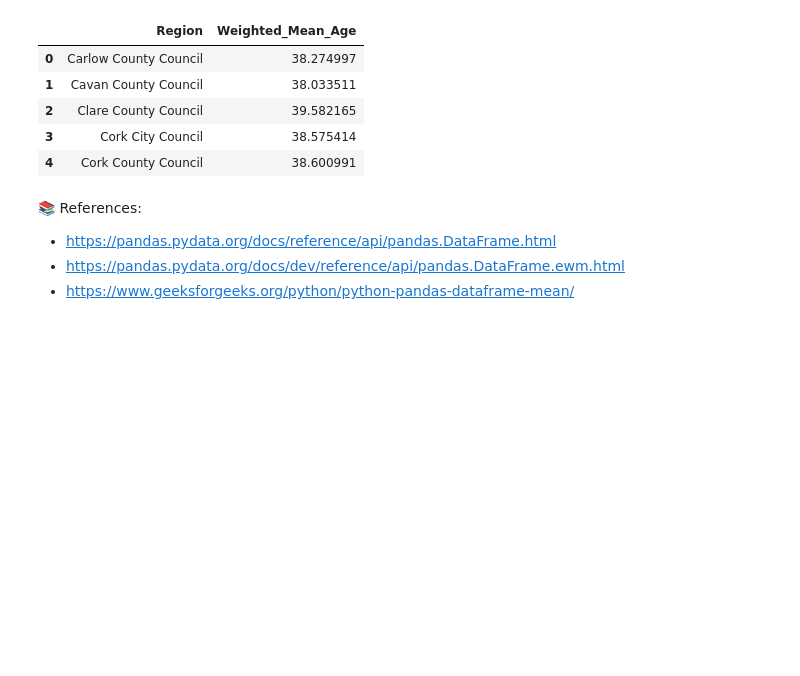
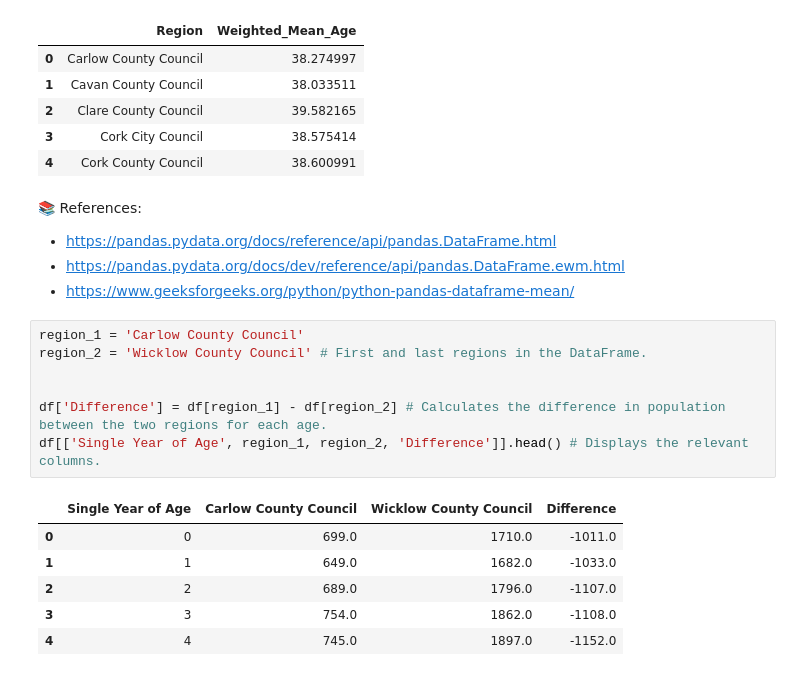
Before and after one commit to tihana-gray/programming-for-data-analytics, a Jupyter notebook: assignments/assignment05-population.ipynb, the cells around one changed output. Cells and saved outputs as stored; diff of their text form; blank space fills up the shorter version.

```diff
--- a/assignments/assignment05-population.ipynb
+++ b/assignments/assignment05-population.ipynb
@@ -103,3 +103,17 @@ weighted_mean_df.head()
 - https://pandas.pydata.org/docs/reference/api/pandas.DataFrame.html
 - https://pandas.pydata.org/docs/dev/reference/api/pandas.DataFrame.ewm.html
 - https://www.geeksforgeeks.org/python/python-pandas-dataframe-mean/
+# %%
+region_1 = 'Carlow County Council'
+region_2 = 'Wicklow County Council' # First and last regions in the DataFrame.
+
+
+df['Difference'] = df[region_1] - df[region_2] # Calculates the difference in population between the two regions for each age.
+df[['Single Year of Age', region_1, region_2, 'Difference']].head() # Displays the relevant columns.
+# %% [output]
+|  | Single Year of Age | Carlow County Council | Wicklow County Council | Difference |
+| 0 | 0 | 699.0 | 1710.0 | -1011.0 |
+| 1 | 1 | 649.0 | 1682.0 | -1033.0 |
+| 2 | 2 | 689.0 | 1796.0 | -1107.0 |
+| 3 | 3 | 754.0 | 1862.0 | -1108.0 |
+| 4 | 4 | 745.0 | 1897.0 | -1152.0 |
```
Also changed, not shown: parts of 3 cells of this notebook.
